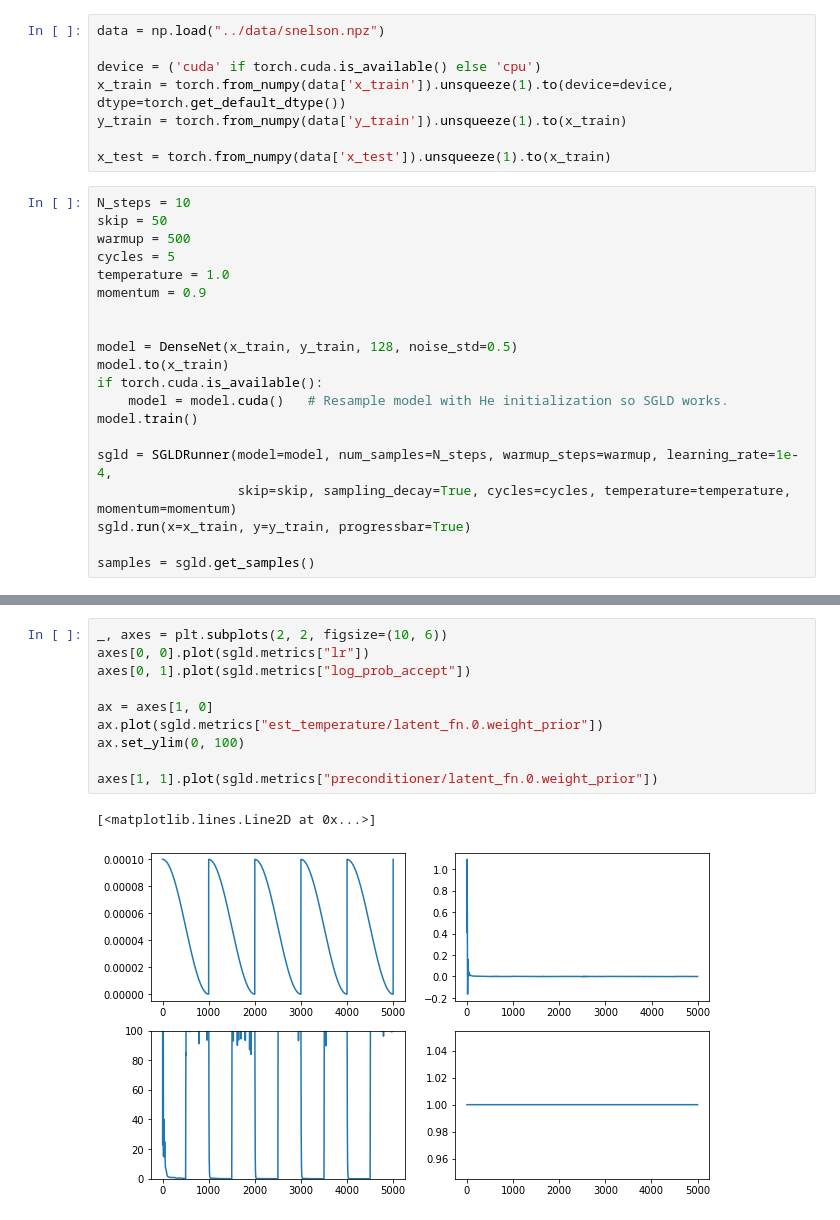
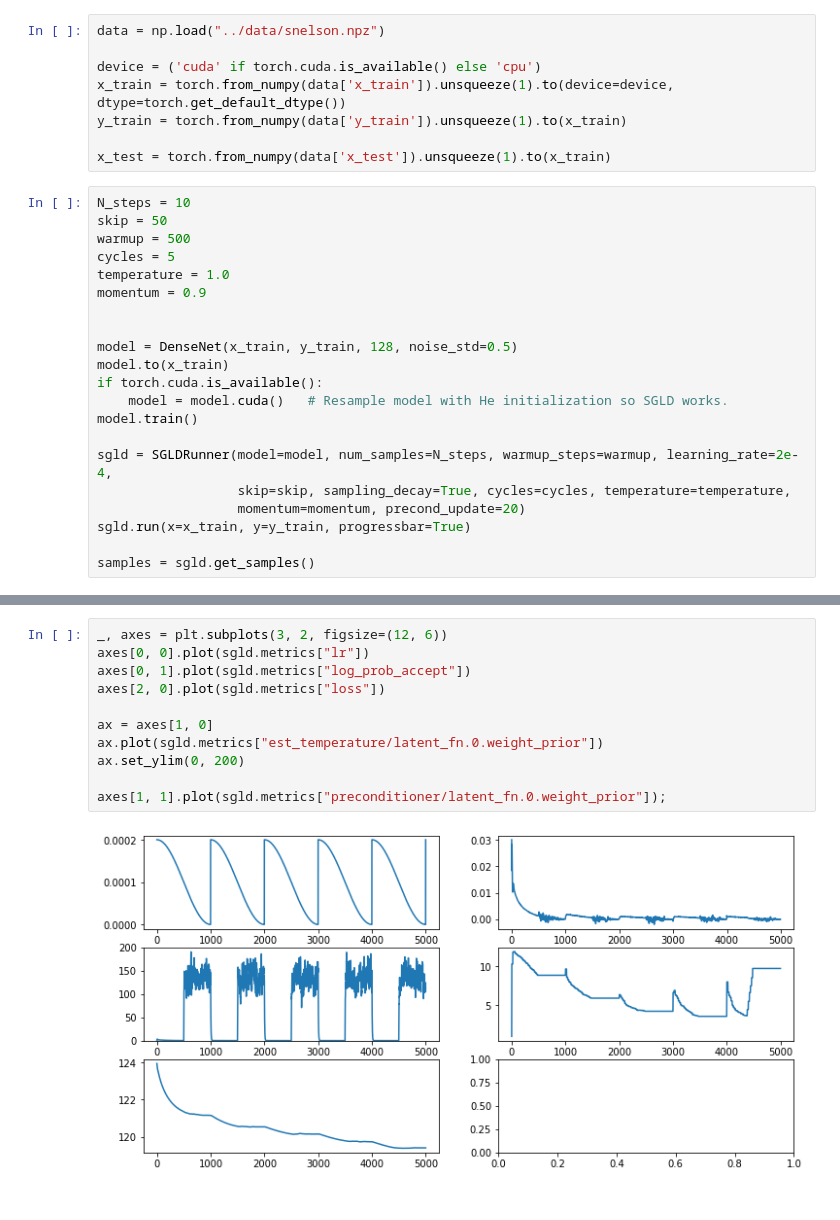
Before and after one commit to ratschlab/bnn_priors, a Jupyter notebook: experiments/1.1_SGLD_test.ipynb, the cells around one changed output, grey strips where cells are left out. Drawn from its saved outputs; the diff is of its cells as text.

Commit message:
Get preconditioner to work (seemingly)

```diff
--- a/experiments/1.1_SGLD_test.ipynb
+++ b/experiments/1.1_SGLD_test.ipynb
@@ -35,8 +35,9 @@ if torch.cuda.is_available():
     model = model.cuda()   # Resample model with He initialization so SGLD works.
 model.train()
 
-sgld = SGLDRunner(model=model, num_samples=N_steps, warmup_steps=warmup, learning_rate=1e-4,
-                  skip=skip, sampling_decay=True, cycles=cycles, temperature=temperature, momentum=momentum)
+sgld = SGLDRunner(model=model, num_samples=N_steps, warmup_steps=warmup, learning_rate=2e-4,
+                  skip=skip, sampling_decay=True, cycles=cycles, temperature=temperature,
+                  momentum=momentum, precond_update=20)
 sgld.run(x=x_train, y=y_train, progressbar=True)
 
 samples = sgld.get_samples()
@@ -54,13 +55,13 @@ ax.set_ylim(-3, 3);
 # %%
-_, axes = plt.subplots(2, 2, figsize=(10, 6))
+_, axes = plt.subplots(3, 2, figsize=(12, 6))
 axes[0, 0].plot(sgld.metrics["lr"])
 axes[0, 1].plot(sgld.metrics["log_prob_accept"])
+axes[2, 0].plot(sgld.metrics["loss"])
 
 ax = axes[1, 0]
 ax.plot(sgld.metrics["est_temperature/latent_fn.0.weight_prior"])
-ax.set_ylim(0, 100)
+ax.set_ylim(0, 200)
 
-axes[1, 1].plot(sgld.metrics["preconditioner/latent_fn.0.weight_prior"])
+axes[1, 1].plot(sgld.metrics["preconditioner/latent_fn.0.weight_prior"]);
 # %% [output]
-[<matplotlib.lines.Line2D at 0x...>]
-[figure, old version]
+[figure, new version]
```
Also changed, not shown: parts of 1 cell of this notebook, 2 other files.
